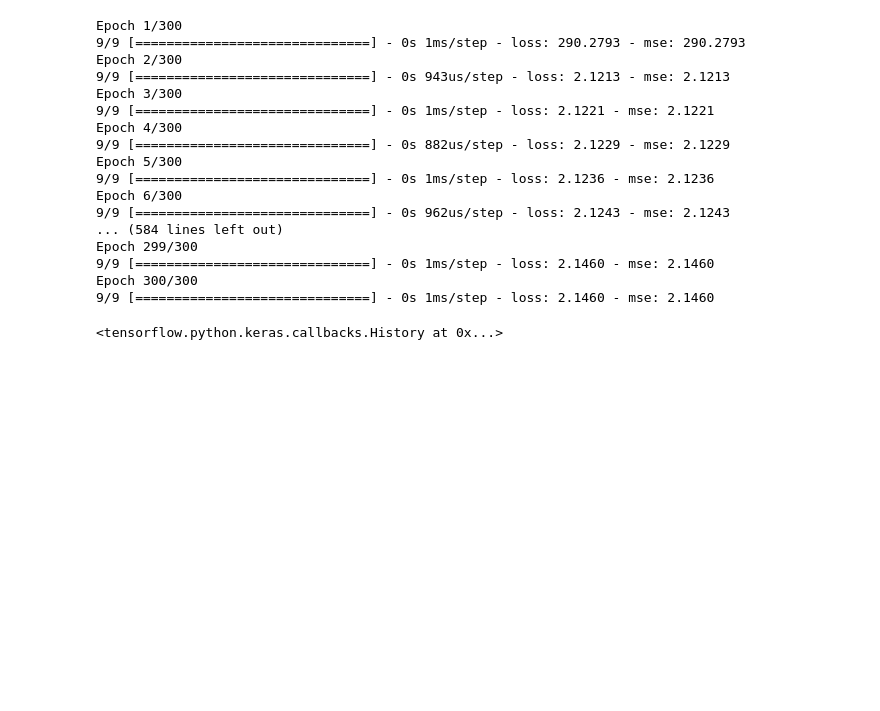
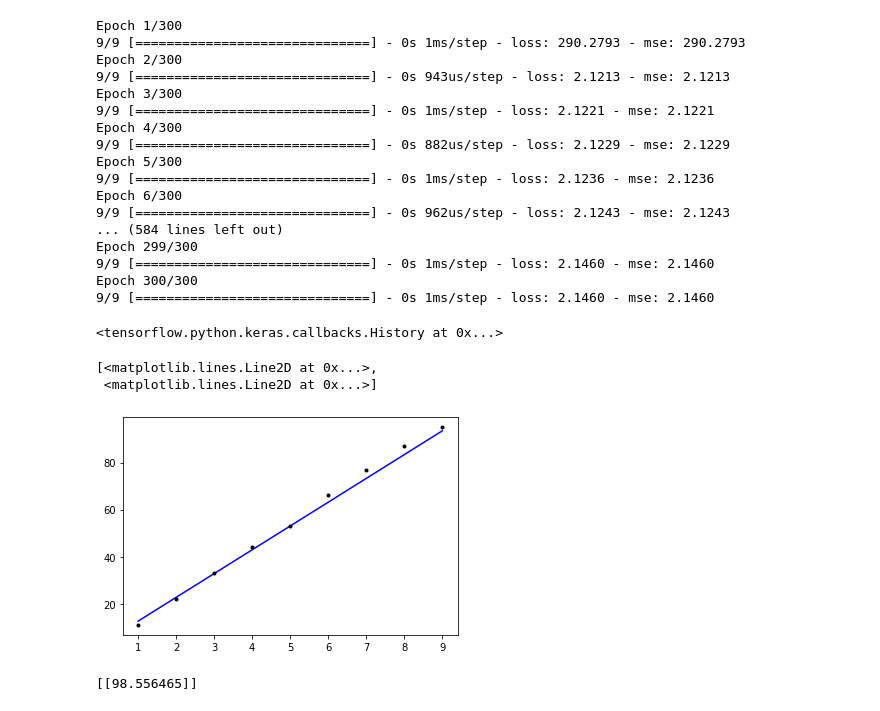
Before and after one commit to highpath/Things, a Jupyter notebook: WikiDocs.ipynb, the cells around one changed output. Cells and saved outputs as stored; diff of their text form; code cells hidden in the pictures; blank space fills up the shorter version.

```diff
--- a/WikiDocs.ipynb
+++ b/WikiDocs.ipynb
@@ -183,3 +183,15 @@ Epoch 299/300
 Epoch 300/300
 9/9 [==============================] - 0s 1ms/step - loss: 2.1460 - mse: 2.1460
 <tensorflow.python.keras.callbacks.History at 0x...>
+# %%
+%matplotlib inline
+import matplotlib.pyplot as plt
+plt.plot(X, model.predict(X), 'b', X, y, 'k.')
+# %% [output]
+[<matplotlib.lines.Line2D at 0x...>,
+ <matplotlib.lines.Line2D at 0x...>]
+[figure, added]
+# %%
+print(model.predict([9.5]))
+# %% [output]
+[[98.556465]]
```
